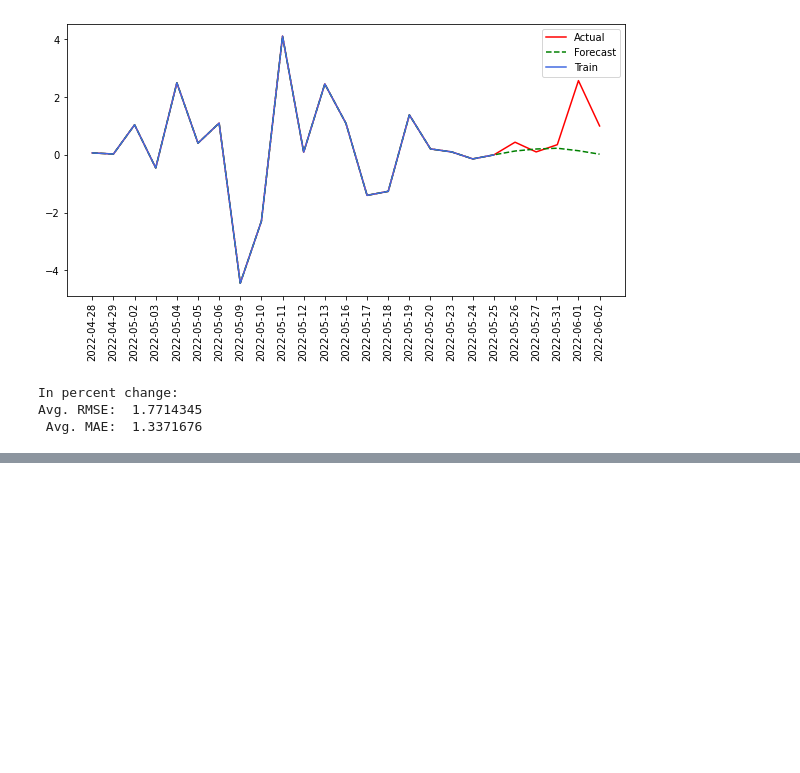
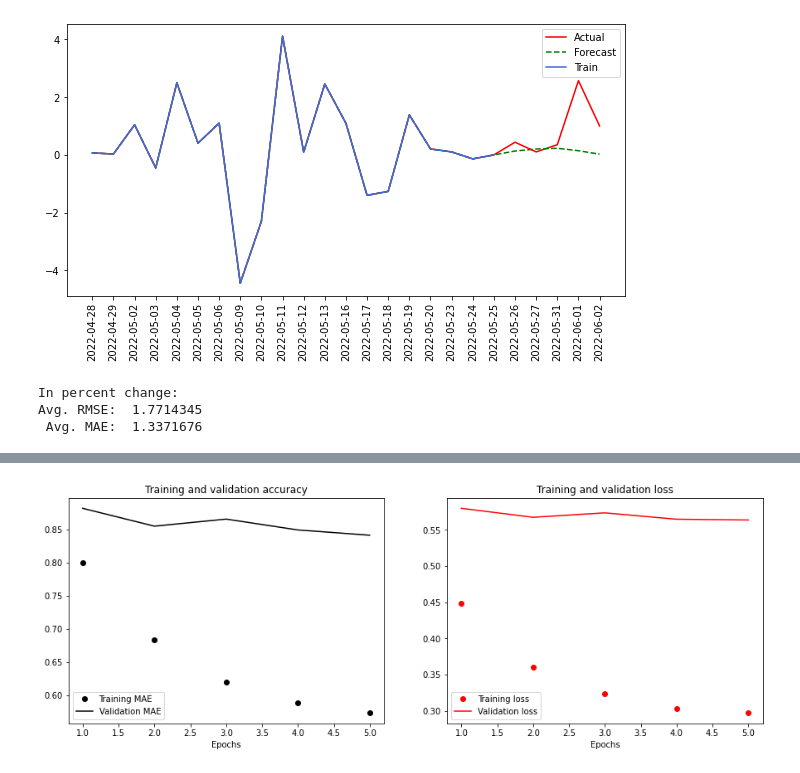
Before and after one commit to joaqsgonzales/tsa_final_project, a Jupyter notebook: Integrating tsFresh with Deep Learning Models.ipynb, the cells around one changed output, grey strips where cells are left out. Drawn from its saved outputs; the diff is of its cells as text; code cells hidden in the pictures; blank space fills up the shorter version.

```diff
--- a/Integrating tsFresh with Deep Learning Models.ipynb
+++ b/Integrating tsFresh with Deep Learning Models.ipynb
@@ -986,0 +1313,18 @@ Avg. RMSE:  1.7714345
+# %%
+model_rnn_new = Sequential()
+model_rnn_new.add(SimpleRNN(150, return_sequences=True,
+              input_shape=(None, 203)))
+model_rnn_new.add(SimpleRNN(75, return_sequences=False,
+              input_shape=(None, 203)))
+model_rnn_new.add(Dropout(0.2))
+model_rnn_new.add(Dense(h))
+
+model_rnn_new.compile(loss='huber',
+                  optimizer='adam',
+                  metrics=['mae'])
+# %%
+history_rnn_new = model_rnn_new.fit(
+    train_ds,
+    epochs=5,
+    validation_data=val_ds
+)
@@ -986,0 +1342,4 @@ Avg. RMSE:  1.7714345
+# %%
+plot_results(history_rnn_new)
+# %% [output]
+[figure, added]
```
Also changed, not shown: parts of 53 cells of this notebook.
